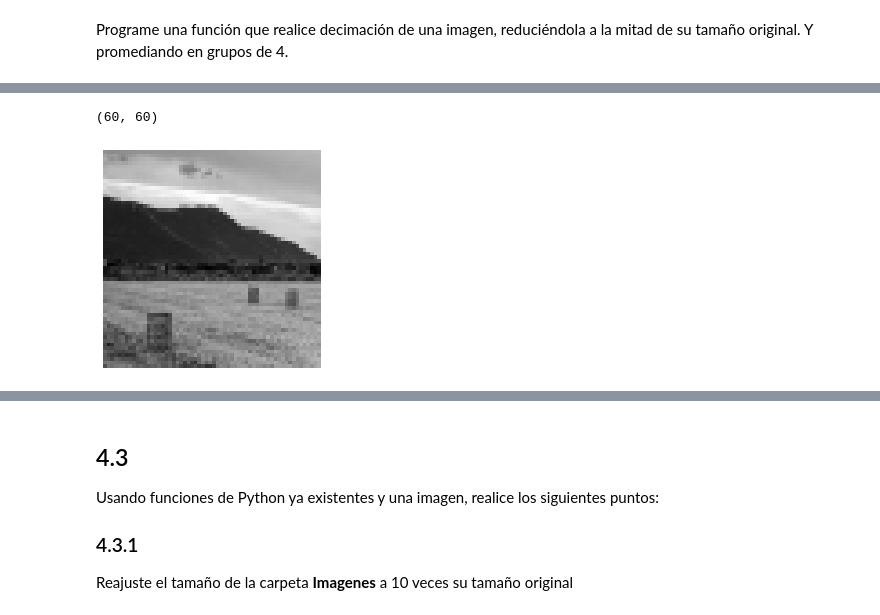
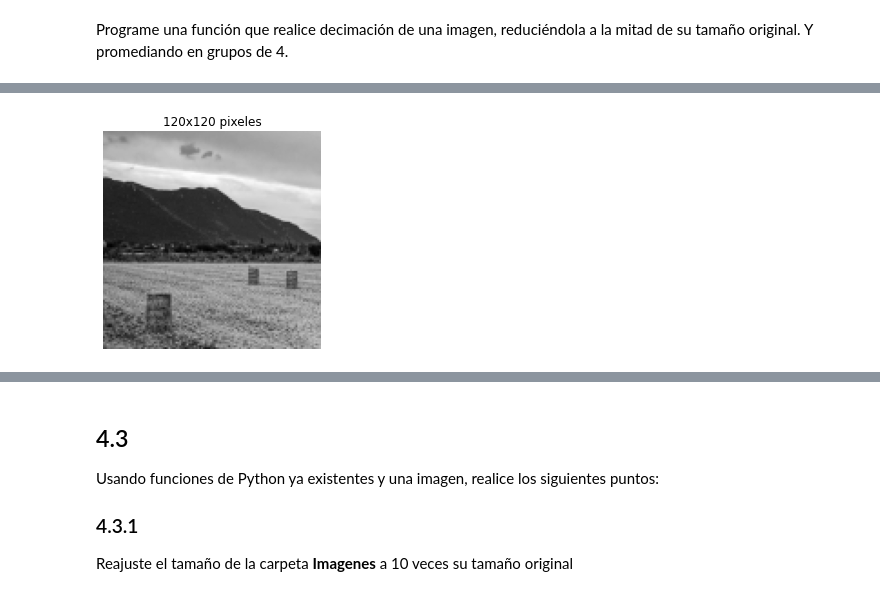
Before and after one commit to nestorivanmo/iimas-data-science, a Jupyter notebook: 2021-2/rp/practicas/1/src.ipynb, the cells around one changed output, grey strips where cells are left out. Saved outputs shown, nothing was run; the diff lists cells and outputs as text; code cells hidden in the pictures.

```diff
--- a/2021-2/rp/practicas/1/src.ipynb
+++ b/2021-2/rp/practicas/1/src.ipynb
@@ -72,9 +69,8 @@ plt.show()
-# %%
-dec_img = decimation(gs_image, 4)
-print(dec_img.shape)
-plt.imshow(dec_img, cmap=plt.cm.gray)
-plt.axis('off')
-plt.show()
-# %% [output]
-(60, 60)
-[figure, removed]
+# %%
+path = './resources'
+image = Image.open(path + '/landscape.png')
+gs_image = image.convert('L')
+dec_img = decimation(np.array(gs_image), 2)
+show_image_plt(dec_img, grayscale=True)
+# %% [output]
+[figure, added]
```
Also changed, not shown: parts of 6 cells of this notebook.
